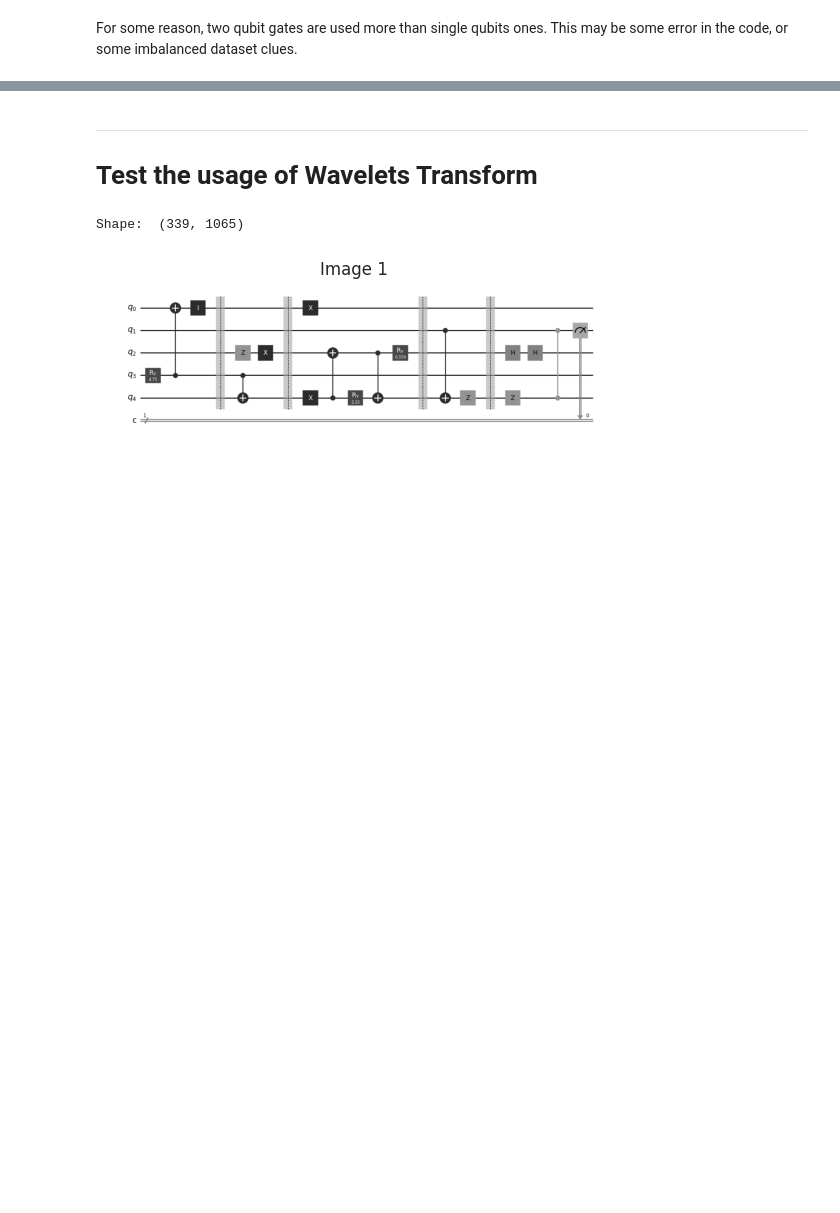
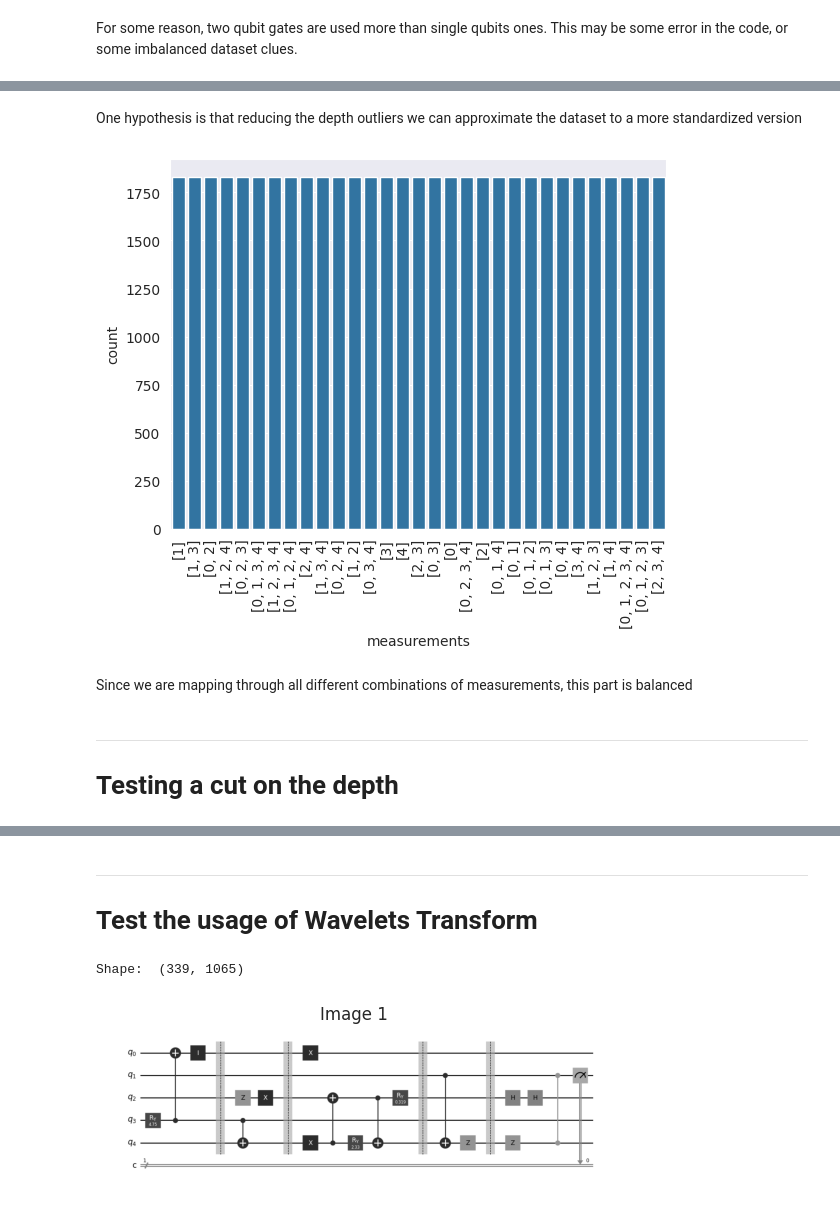
Before and after one commit to Dpbm/qcop, a Jupyter notebook: notebooks/data-analysis.ipynb, the cells around one changed output, grey strips where cells are left out. Cells and saved outputs as stored; diff of their text form; code cells hidden in the pictures; blank space fills up the shorter version.

```diff
--- a/notebooks/data-analysis.ipynb
+++ b/notebooks/data-analysis.ipynb
@@ -123,0 +169,13 @@ plt.show()
+# %% [markdown]
+One hypothesis is that reducing the depth outliers we can approximate the dataset to a more standardized version
+# %%
+sns.countplot(data=df,x="measurements")
+plt.xticks(rotation=90)
+plt.show()
+# %% [output]
+[figure, added]
+# %% [markdown]
+Since we are mapping through all different combinations of measurements, this part is balanced
+# %% [markdown]
+---
+# Testing a cut on the depth
```
Also changed, not shown: parts of 24 cells of this notebook, 3 other files.
